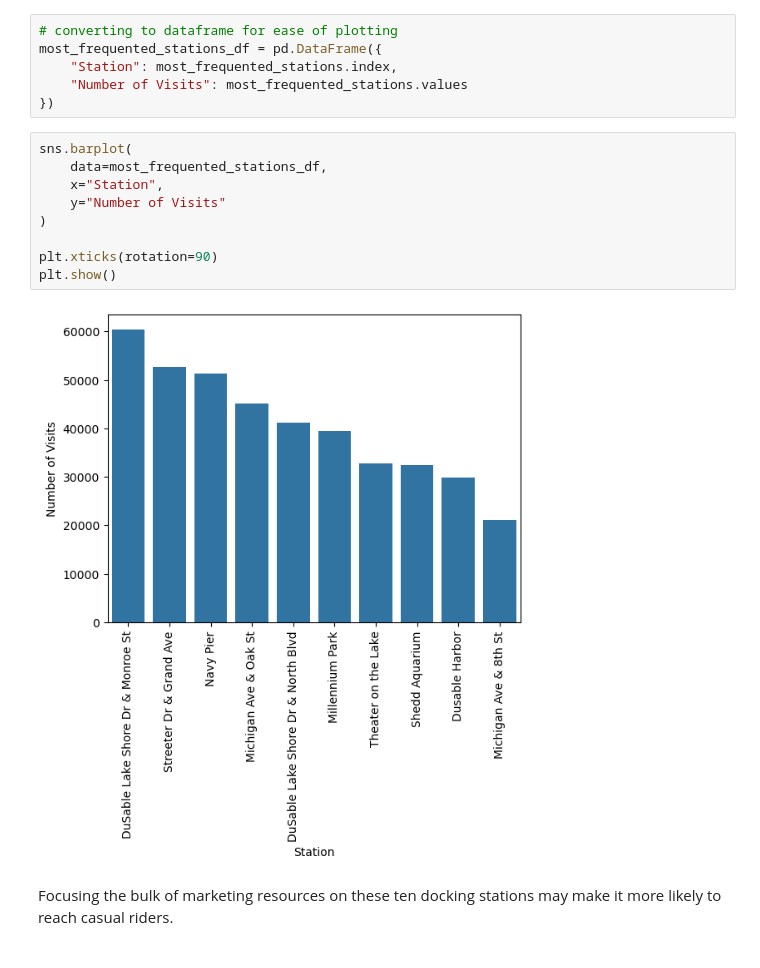
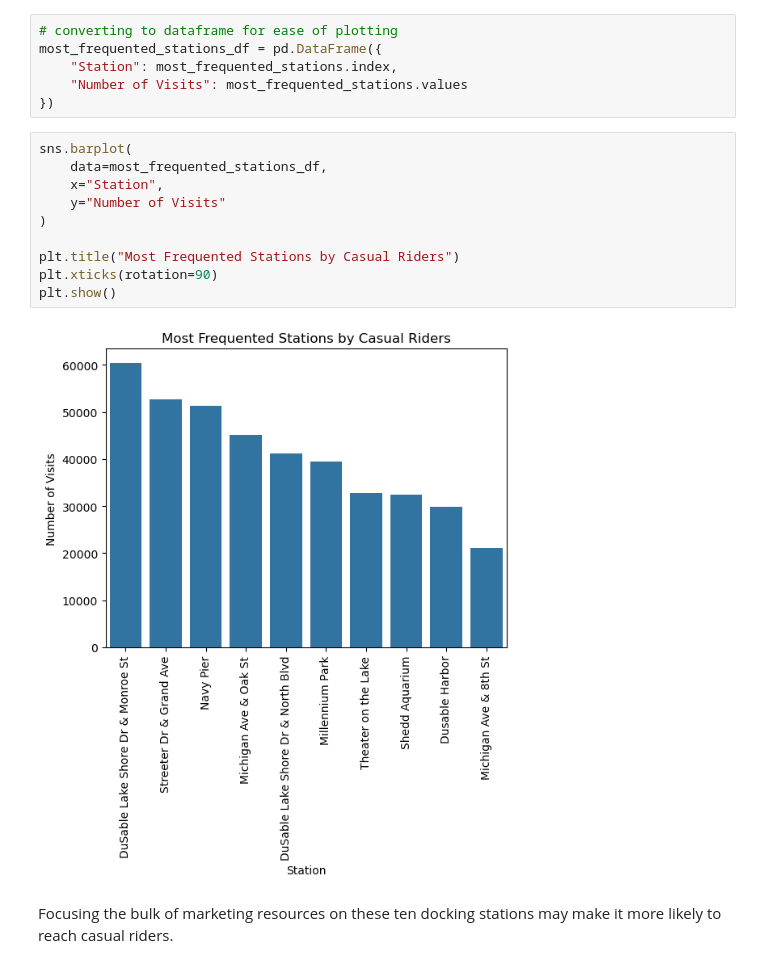
Before and after one commit to yash-p-singh/bike-share-analysis, a Jupyter notebook: bike-share-analysis.ipynb, the cells around one changed output. Drawn from its saved outputs; the diff is of its cells as text.

```diff
--- a/bike-share-analysis.ipynb
+++ b/bike-share-analysis.ipynb
@@ -111,14 +108,15 @@ most_frequented_stations_df = pd.DataFrame({
 # %%
 sns.barplot(
     data=most_frequented_stations_df,
     x="Station",
     y="Number of Visits"
 )
 
+plt.title("Most Frequented Stations by Casual Riders")
 plt.xticks(rotation=90)
 plt.show()
 # %% [output]
-[figure, old version]
+[figure, new version]
 # %% [markdown]
 Focusing the bulk of marketing resources on these ten docking stations may make it more likely to reach casual riders.
 # %% [markdown]
```
Also changed, not shown: parts of 6 cells of this notebook.
